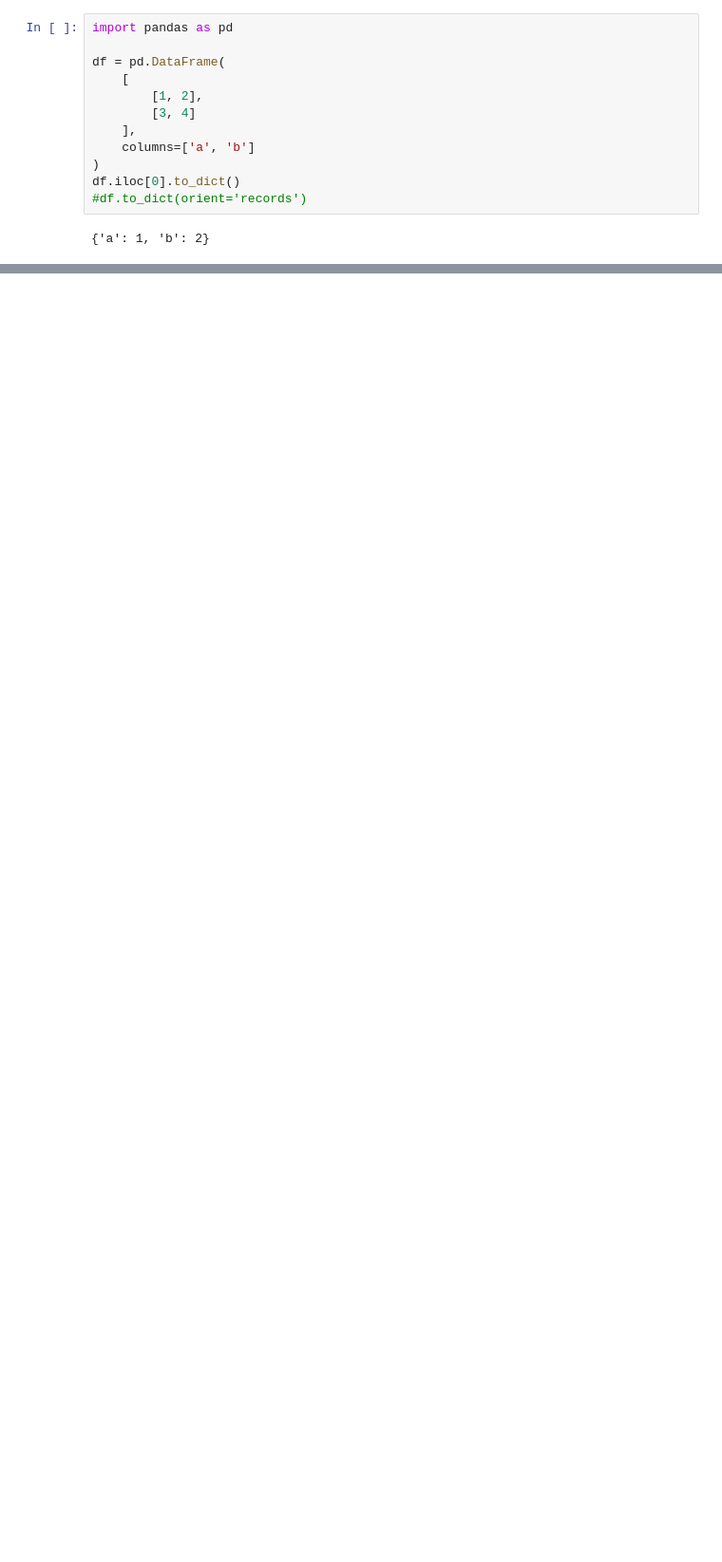
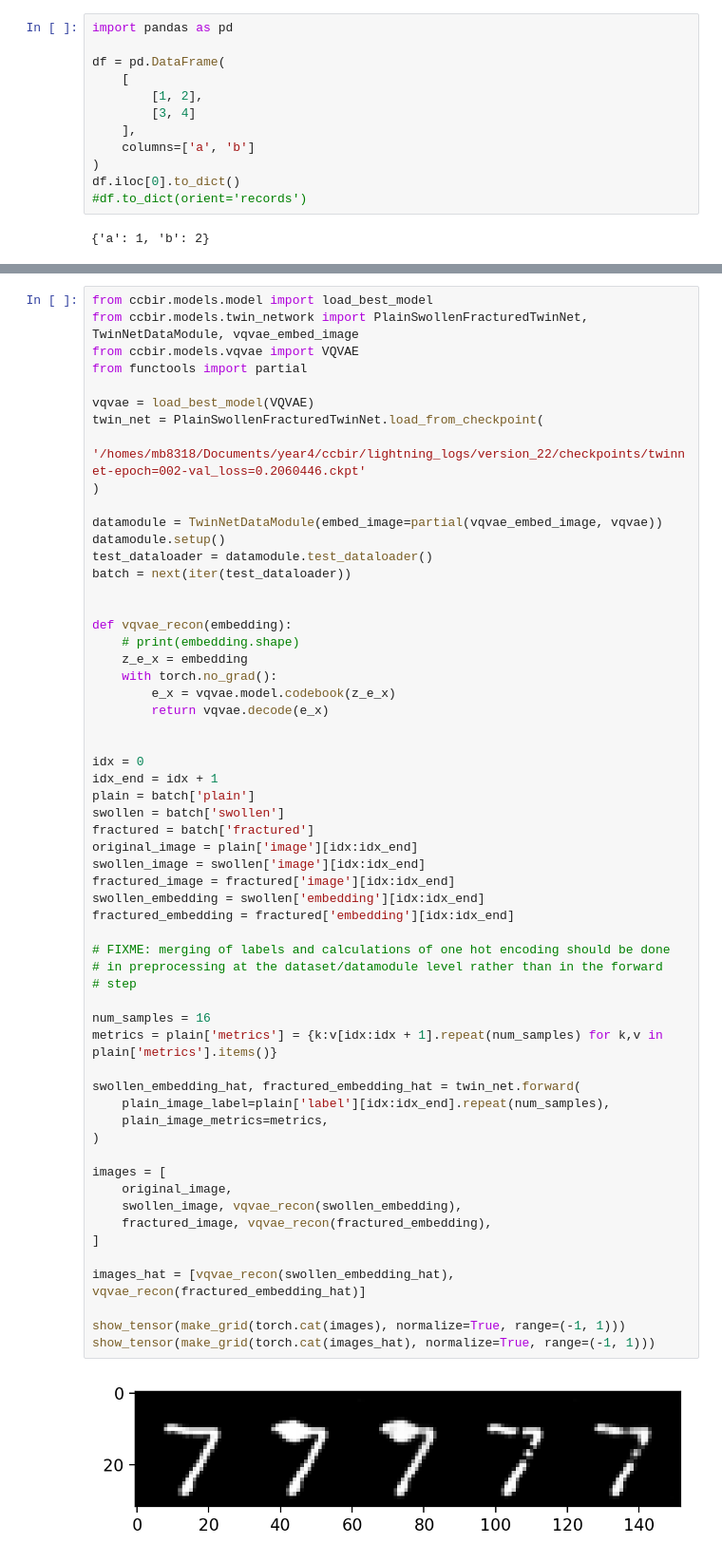
Before and after one commit to matteobilardi/ccbir, a Jupyter notebook: ccbir/scratchpad.ipynb, the cells around one changed output, grey strips where cells are left out. Shown at 95% size. Drawn from its saved outputs; the diff is of its cells as text; blank space fills up the shorter version.

```diff
--- a/ccbir/scratchpad.ipynb
+++ b/ccbir/scratchpad.ipynb
@@ -92,0 +126,60 @@ Generating train dataset for perturbation<class 'deepscm.morphomnist.perturb.Swe
+# %%
+from ccbir.models.model import load_best_model
+from ccbir.models.twin_network import PlainSwollenFracturedTwinNet, TwinNetDataModule, vqvae_embed_image
+from ccbir.models.vqvae import VQVAE
+from functools import partial
+
+vqvae = load_best_model(VQVAE)
+twin_net = PlainSwollenFracturedTwinNet.load_from_checkpoint(
+    '/homes/mb8318/Documents/year4/ccbir/lightning_logs/version_22/checkpoints/twinnet-epoch=002-val_loss=0.2060446.ckpt'
+)
+
+datamodule = TwinNetDataModule(embed_image=partial(vqvae_embed_image, vqvae))
+datamodule.setup()
+test_dataloader = datamodule.test_dataloader()
+batch = next(iter(test_dataloader))
+
+
+def vqvae_recon(embedding):
+    # print(embedding.shape)
+    z_e_x = embedding
+    with torch.no_grad():
+        e_x = vqvae.model.codebook(z_e_x)
+        return vqvae.decode(e_x)
+
+
+idx = 0
+idx_end = idx + 1
+plain = batch['plain']
+swollen = batch['swollen']
+fractured = batch['fractured']
+original_image = plain['image'][idx:idx_end]
+swollen_image = swollen['image'][idx:idx_end]
+fractured_image = fractured['image'][idx:idx_end]
+swollen_embedding = swollen['embedding'][idx:idx_end]
+fractured_embedding = fractured['embedding'][idx:idx_end]
+
+# FIXME: merging of labels and calculations of one hot encoding should be done
+# in preprocessing at the dataset/datamodule level rather than in the forward
+# step
+
+num_samples = 16
+metrics = plain['metrics'] = {k:v[idx:idx + 1].repeat(num_samples) for k,v in plain['metrics'].items()}
+
+swollen_embedding_hat, fractured_embedding_hat = twin_net.forward(
+    plain_image_label=plain['label'][idx:idx_end].repeat(num_samples),
+    plain_image_metrics=metrics,
+)
+
+images = [
+    original_image,
+    swollen_image, vqvae_recon(swollen_embedding),
+    fractured_image, vqvae_recon(fractured_embedding),
+]
+
+images_hat = [vqvae_recon(swollen_embedding_hat), vqvae_recon(fractured_embedding_hat)]
+
+show_tensor(make_grid(torch.cat(images), normalize=True, range=(-1, 1)))
+show_tensor(make_grid(torch.cat(images_hat), normalize=True, range=(-1, 1)))
+# %% [output]
+[figure, added]
```
Also changed, not shown: parts of 5 cells of this notebook.
